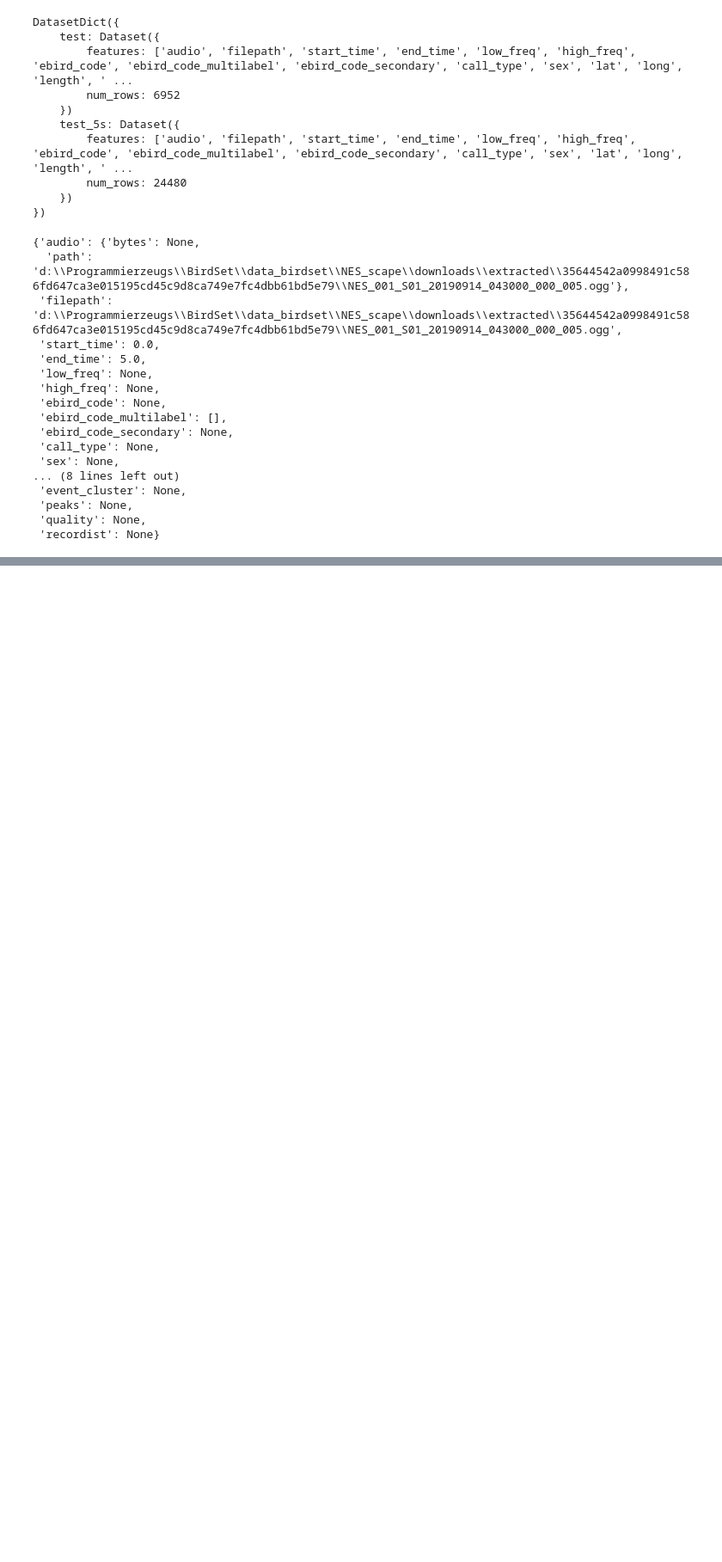
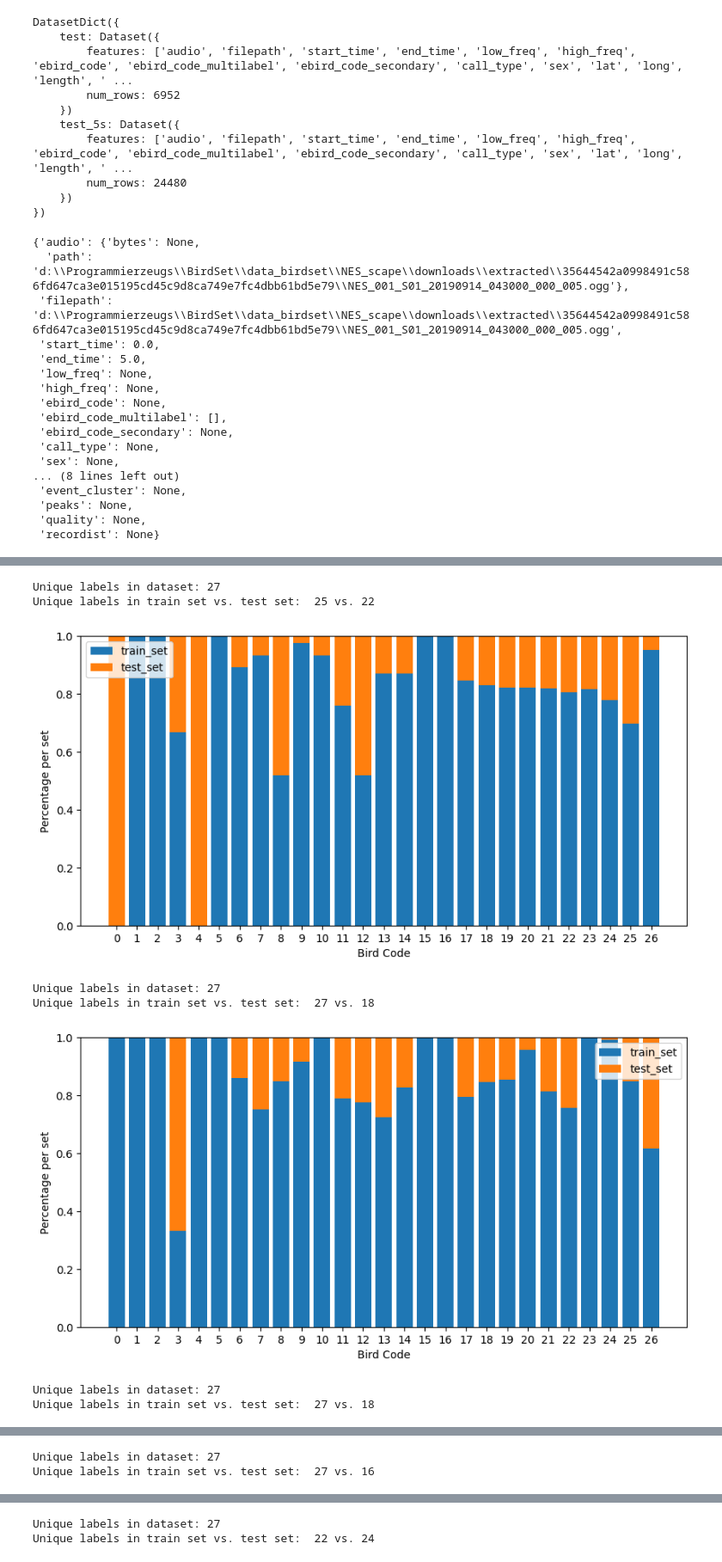
Before and after one commit to DBD-research-group/BirdSet, a Jupyter notebook: notebooks/playground/cross_valid_test_5s_split.ipynb, the cells around one changed output, grey strips where cells are left out. Shown: that part at 86% size. Cells and saved outputs as stored; diff of their text form; code cells hidden in the pictures; blank space fills up the shorter version.

```diff
--- a/notebooks/playground/cross_valid_test_5s_split.ipynb
+++ b/notebooks/playground/cross_valid_test_5s_split.ipynb
@@ -6,17 +5 @@ from datasets import DatasetDict, Dataset
 import matplotlib.pyplot as plt
-# %%
-def get_dataset(name: str) -> DatasetDict:
-    dataset = load_dataset(
-    name=name,
-    path="DBD-research-group/BirdSet",
-    cache_dir="../../data_birdset/" + name
-    )
-    return dataset
-# %%
-def cut_underscores(path: str, num: int) -> str:
-    """
-    cuts till 'num' underscores from end of 'path'
-    """
-    for i in range(num):
-        path = path[:path.rfind("_")]
-    return path
@@ -199,0 +170,5 @@ data at idx: {'audio': {'bytes': None, 'path': 'd:\\Programmierzeugs\\BirdSet\\d
+# %%
+dataset = get_dataset("UHH_scape")
+test_5s = dataset["test_5s"]
+print(dataset)
+next(iter(test_5s))
@@ -199,0 +203,23 @@ data at idx: {'audio': {'bytes': None, 'path': 'd:\\Programmierzeugs\\BirdSet\\d
+# %%
+def get_site_comparison(path: str) -> str:
+    site = cut_underscores(path, 4)
+    site = site[-3:]
+    return site
+
+def get_file_comparison_name(path :str) -> str:
+    path = cut_underscores(path, 2)
+    return path
+
+tmp = split_into_k_datasets_with_sites(test_5s, 5, get_file_comparison_name, get_site_comparison)
+# %%
+for dataset_dict in tmp:
+    show_multilabel_percentages(dataset_dict)
+# %% [output]
+Unique labels in dataset: 27
+Unique labels in train set vs. test set:  25 vs. 22
+[figure, added]
+Unique labels in dataset: 27
+Unique labels in train set vs. test set:  27 vs. 18
+[figure, added]
+Unique labels in dataset: 27
+Unique labels in train set vs. test set:  27 vs. 18
@@ -199,0 +227,2 @@ data at idx: {'audio': {'bytes': None, 'path': 'd:\\Programmierzeugs\\BirdSet\\d
+Unique labels in dataset: 27
+Unique labels in train set vs. test set:  27 vs. 16
@@ -199,0 +230,2 @@ data at idx: {'audio': {'bytes': None, 'path': 'd:\\Programmierzeugs\\BirdSet\\d
+Unique labels in dataset: 27
+Unique labels in train set vs. test set:  22 vs. 24
```
Also changed, not shown: parts of 8 cells of this notebook, 1 other file.
